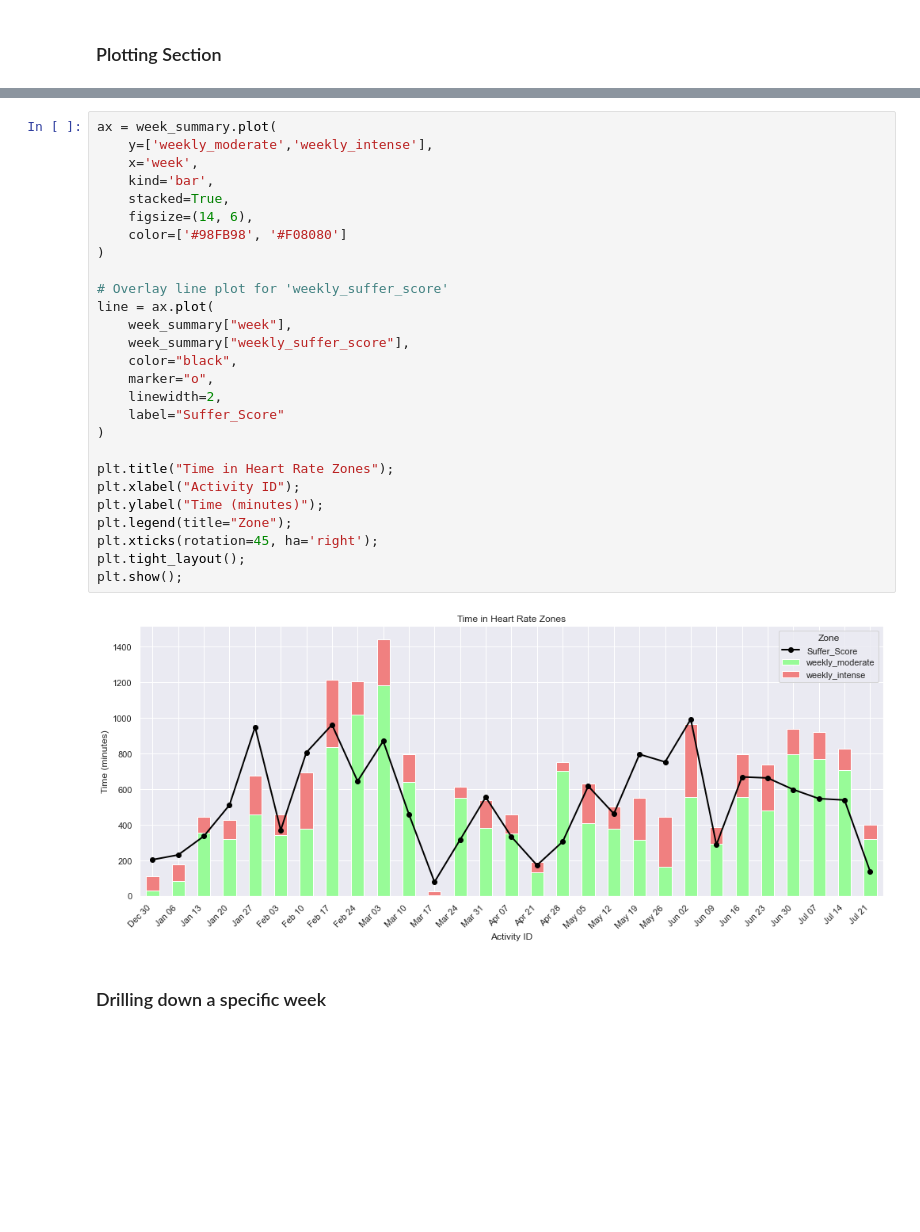
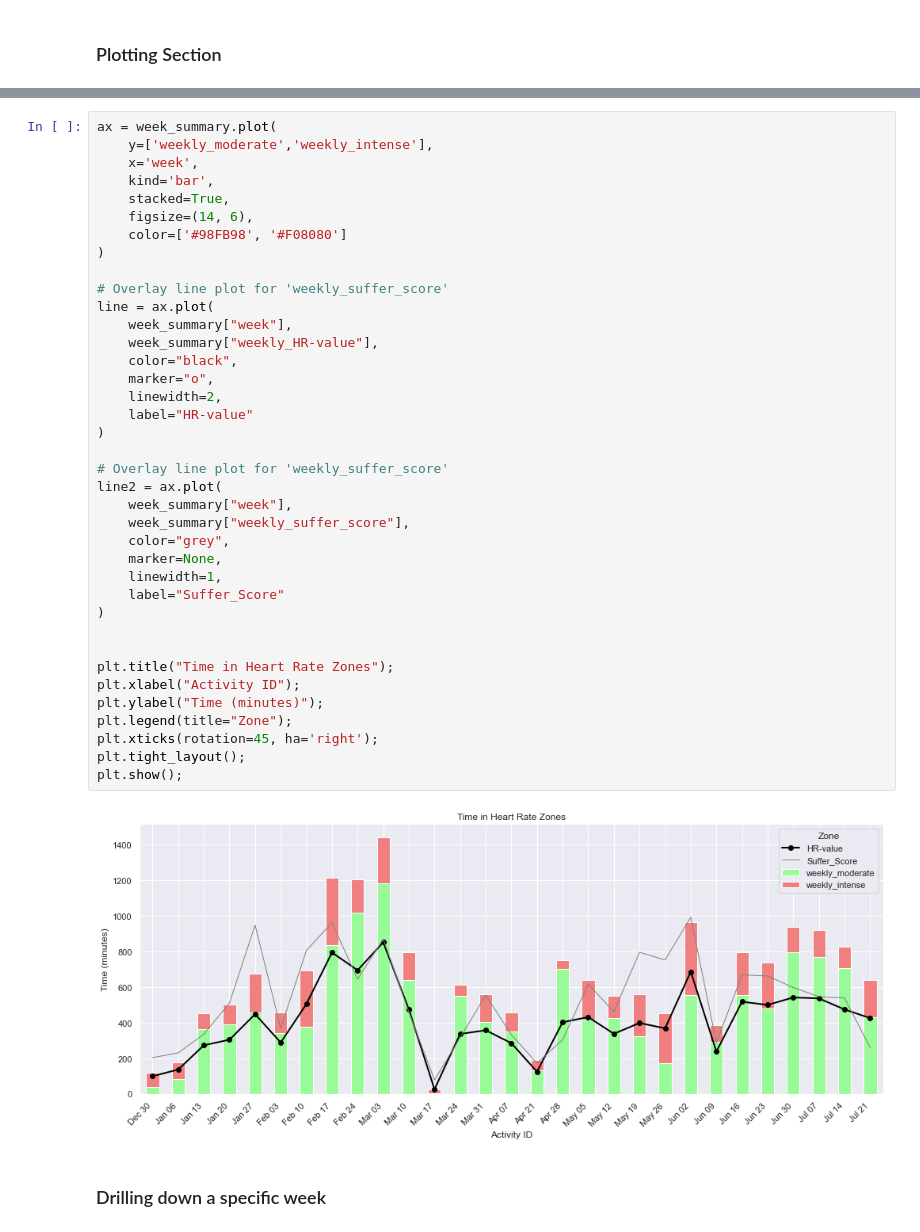
Before and after one commit to edterrell/healthy_heart, a Jupyter notebook: strava_API.ipynb, the cells around one changed output, grey strips where cells are left out. Drawn from its saved outputs; the diff is of its cells as text; blank space fills up the shorter version.

```diff
--- a/strava_API.ipynb
+++ b/strava_API.ipynb
@@ -373,35 +369,46 @@ week_summary.sort_values('week_start',ascending=False).head()
 | 26 | 2025-07-07 | 152.0 | 767.9 | 546.0 | 536.0 | Jul 07 |
 | 25 | 2025-06-30 | 143.9 | 794.7 | 597.0 | 541.2 | Jun 30 |
 | 24 | 2025-06-23 | 259.7 | 479.1 | 662.0 | 499.2 | Jun 23 |
-# %%
-ax = week_summary.plot(
-    y=['weekly_moderate','weekly_intense'],
-    x='week',
-    kind='bar',
-    stacked=True,
-    figsize=(14, 6),
-    color=['#98FB98', '#F08080']
-)
-
-# Overlay line plot for 'weekly_suffer_score'
-line = ax.plot(
-    week_summary["week"],
-    week_summary["weekly_suffer_score"],
-    color="black",
-    marker="o",
-    linewidth=2,
-    label="Suffer_Score"
-)
-
-plt.title("Time in Heart Rate Zones");
-plt.xlabel("Activity ID");
-plt.ylabel("Time (minutes)");
-plt.legend(title="Zone");
-plt.xticks(rotation=45, ha='right');
-plt.tight_layout();
-plt.show();
-# %% [output]
-[figure, removed]
+# %%
+ax = week_summary.plot(
+    y=['weekly_moderate','weekly_intense'],
+    x='week',
+    kind='bar',
+    stacked=True,
+    figsize=(14, 6),
+    color=['#98FB98', '#F08080']
+)
+
+# Overlay line plot for 'weekly_suffer_score'
+line = ax.plot(
+    week_summary["week"],
+    week_summary["weekly_HR-value"],
+    color="black",
+    marker="o",
+    linewidth=2,
+    label="HR-value"
+)
+
+# Overlay line plot for 'weekly_suffer_score'
+line2 = ax.plot(
+    week_summary["week"],
+    week_summary["weekly_suffer_score"],
+    color="grey",
+    marker=None,
+    linewidth=1,
+    label="Suffer_Score"
+)
+
+
+plt.title("Time in Heart Rate Zones");
+plt.xlabel("Activity ID");
+plt.ylabel("Time (minutes)");
+plt.legend(title="Zone");
+plt.xticks(rotation=45, ha='right');
+plt.tight_layout();
+plt.show();
+# %% [output]
+[figure, new version]
 # %% [markdown]
 ### Drilling down a specific week
 # %% [raw]
```
Also changed, not shown: parts of 23 cells of this notebook.
